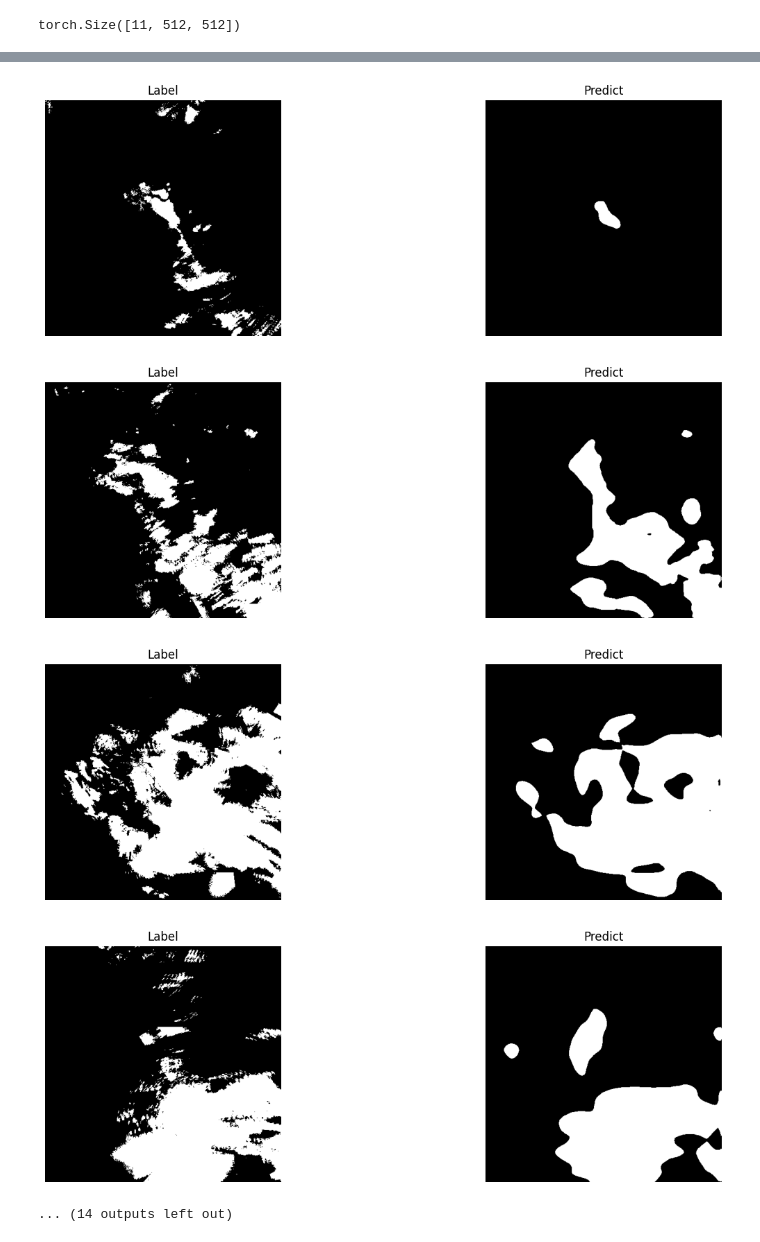
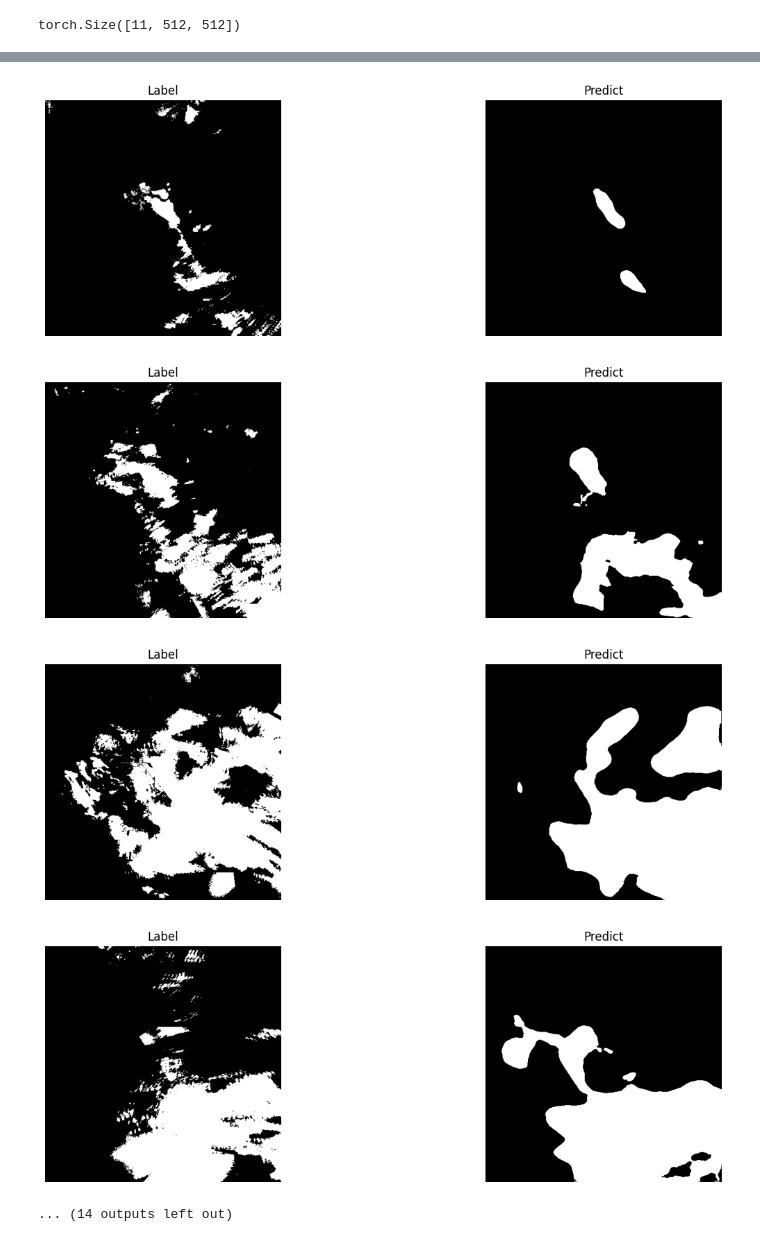
Before and after one commit to minhduc1122002/rain-estimation, a Jupyter notebook: dataset3/classification.ipynb, the cells around one changed output, grey strips where cells are left out. Cells and saved outputs as stored; diff of their text form; code cells hidden in the pictures.

```diff
--- a/dataset3/classification.ipynb
+++ b/dataset3/classification.ipynb
@@ -228,9 +228,9 @@ class Conv(nn.Module):
     output = self.conv2(output)
     return output
 # %%
-class ResBlock(nn.Module):
+class ResBlock_UNet(nn.Module):
     def __init__(self, in_size, out_size, downsample=False):
-        super(ResBlock, self).__init__()
+        super(ResBlock_UNet, self).__init__()
         if (downsample):
             self.conv = Conv(in_size, out_size, stride=2)
             self.shortcut = nn.Sequential(nn.Conv2d(in_size, out_size, kernel_size=1, stride=2))
@@ -263,22 +263,22 @@ class ResidualAttentionUNet(nn.Module):
   def __init__(self, inputChannel=11, outputChannel=1):
     super().__init__()
     # Downsampling
-    self.conv1 = DownSampleWithAttention(inputChannel, 32)
-    self.conv2 = DownSampleWithAttention(32, 64)
-    self.conv3 = DownSampleWithAttention(64, 128)
-    self.conv4 = DownSampleWithAttention(128, 256)
-    self.conv5 = DownSampleWithAttention(256, 512)
+    self.conv1 = AttConv(inputChannel, 32)
+    self.conv2 = AttConv(32, 64)
+    self.conv3 = AttConv(64, 128)
+    self.conv4 = AttConv(128, 256)
+    self.conv5 = AttConv(256, 512)
 
     self.resblock1 = ResBlock(512, 512)
     self.resblock2 = ResBlock(512, 512)
     self.resblock3 = ResBlock(512, 512)
 
     # Upsampling
-    self.upconv1 = UpSampleWithAttention(512, 256)
-    self.upconv2 = UpSampleWithAttention(512, 128)
-    self.upconv3 = UpSampleWithAttention(256, 64)
-    self.upconv4 = UpSampleWithAttention(128, 32)
-    self.upconv5 = UpSampleWithAttention(64, 32)
+    self.upconv1 = AttnUpConv(512, 256)
+    self.upconv2 = AttnUpConv(512, 128)
+    self.upconv3 = AttnUpConv(256, 64)
+    self.upconv4 = AttnUpConv(128, 32)
+    self.upconv5 = AttnUpConv(64, 32)
     self.classification = nn.Sequential(
             nn.Conv2d(32, outputChannel, kernel_size=1),
         )
@@ -435,7 +435,7 @@ def train_epoch(model, optimizer, train_dataloader):
         loss = loss_func(out.squeeze(1), y.squeeze(1).float())
         loss += dice_loss(torch.sigmoid(out.squeeze(1)), y.squeeze(1).float())
 
-        pred = (out.squeeze(1) > 0.1).float()
+        pred = (torch.sigmoid(out.squeeze(1)) > 0.5).float()
         correct = (pred == y.squeeze(1)).sum().item()
         total_correct += correct
         batch_accuracy = round(correct / (batch_size * x.shape[2] * x.shape[3]), 4)
@@ -472,7 +472,7 @@ def val_epoch(model, val_dataloader):
           loss += dice_loss(torch.sigmoid(out.squeeze(1)), y.squeeze(1).float())
           # take the maximum output
           # pred = (torch.sigmoid(out.squeeze(1)) > 0.5).float()
-          pred = (out.squeeze(1) > 0.1).float()
+          pred = (torch.sigmoid(out.squeeze(1)) > 0.5).float()
 #           pred = np.reshape(pred.cpu().numpy(), (pred.shape[0] * pred.shape[1] * pred.shape[2])).astype(int)
           target = y.squeeze(1)
 
@@ -524,7 +524,7 @@ def test(model, test_dataloader):
         x = x.to(device)
         y = y.to(device)
         out = model(x)
-        pred = (out.squeeze(1) > 0.1).float()
+        pred = (torch.sigmoid(out.squeeze(1)) > 0.5).float()
         target = y.squeeze(1)
         y_true.append(target)
         y_pred.append(pred)
@@ -582,15 +582,15 @@ def dice_loss(input, target):
     return 1 - dice_coeff(input, target, reduce_batch_first=True)
 # %%
 n_epoch = 5
-arr_n_epoch = [30]
+arr_n_epoch = [15]
 
 train_acc = []
 val_acc = []
 train_losses = []
 val_losses = []
 
-best_model = model
-best_acc = 0
+# best_model = model
+best_acc = 100
 
 img_width = 512
 img_height = 512
@@ -724,6 +724,6 @@ def plot(target_img, pred_img):
 for i in range(13):
   for j in range(batch_size):
     target_img = tensor_to_img(target[i][j].double())
-    pred_img = tensor_to_img(pred[i][j])
+    pred_img = tensor_to_img(pred[i][j].double())
     plot(target_img, pred_img)
 # %% [output]
@@ -738,7 +738,7 @@ for i in range(13):
-[figure, old version]
+[figure, new version]
-[figure, old version]
+[figure, new version]
-[figure, old version]
+[figure, new version]
-[figure, old version]
+[figure, new version]
 ... (14 outputs left out)
 # %%
 fig = plt.figure(figsize=(12, 12))
```
Also changed, not shown: parts of 7 cells of this notebook.
